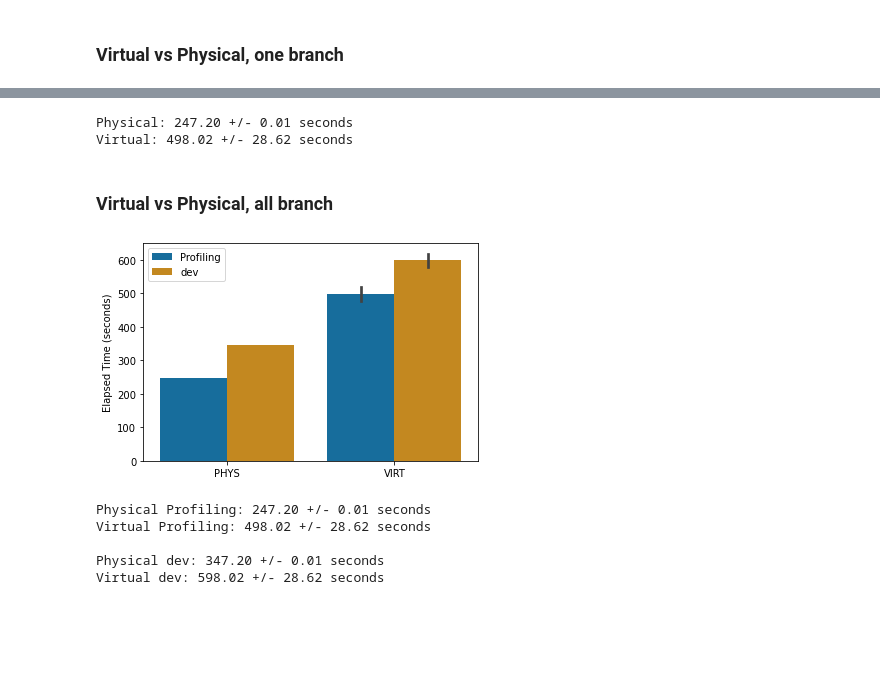
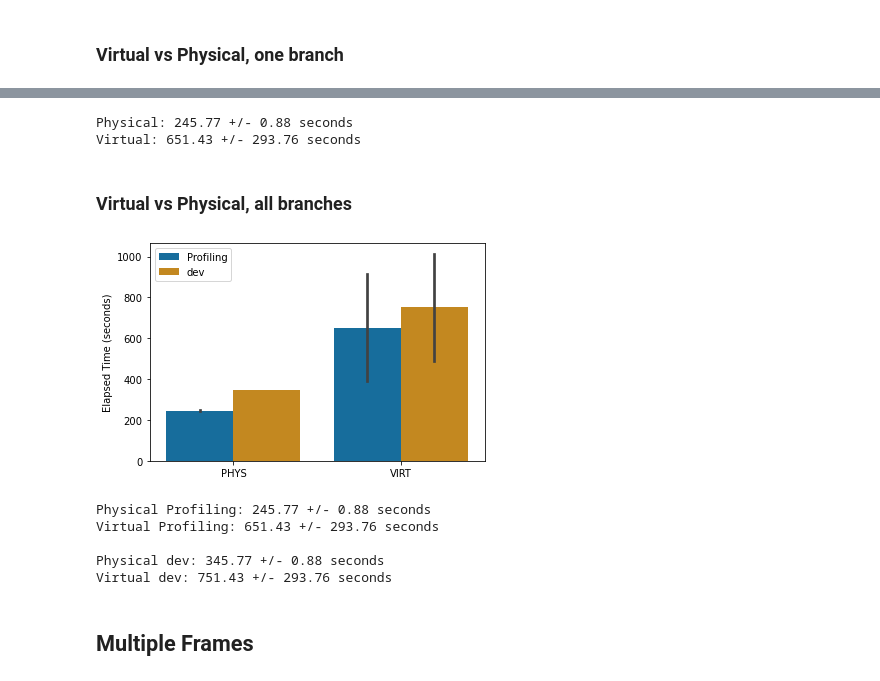
Before and after one commit to aria-tools/ARIA-tools, a Jupyter notebook: tools/Profiling/Plot_AT_Profiles.ipynb, the cells around one changed output, grey strips where cells are left out. Saved outputs shown, nothing was run; the diff lists cells and outputs as text; code cells hidden in the pictures; blank space fills up the shorter version.

Commit message:
More updates to profile creating/plotting

```diff
--- a/tools/Profiling/Plot_AT_Profiles.ipynb
+++ b/tools/Profiling/Plot_AT_Profiles.ipynb
@@ -16,6 +16,6 @@ Automatic pdb calling has been turned OFF
 # %%
 # get paths to profiles; realpath not guaranteed to work
 path_wd    = op.dirname(op.realpath("__file__"))
-path_profs = op.join(path_AT, 'Profiles')
+path_profs = op.join(path_wd, 'Profiles')
 print ('Profiles at:', path_profs)
 # %% [output]
@@ -23,5 +23,6 @@ Profiles at: /home/jovyan/ARIA-tools_git/Profiles
 # %%
 monyr    = '' # Optionally filter by a mon/yr, e.g., '0417'
+length   = 'short' # use fewer or more products
 profiles = glob.glob(op.join(path_profs, f'{monyr}*.profile'))
 # %%
 ## make a dataframe with the total time info for all exps
@@ -74,5 +60,6 @@ Tue Apr 19 17:55:34 2022    /home/jovyan/ARIA-tools_git/Profiles/VIRT_18_Profili
 # %% [markdown]
 ## Single Frame
 # %%
-nprod = 18 # 80
+nprod = 18 if length == 'short' else 80
 df_sf = df_stats[df_stats.nprod == str(nprod)]
+df_sf
@@ -114,8 +102,8 @@ mu, sig = df_sf.groupby('kind').mean(), df_sf.groupby('kind').std()
 print (f"Physical: {mu.loc['PHYS'].item():.2f} +/- {sig.loc['PHYS'].item():.2f} seconds")
 print (f"Virtual: {mu.loc['VIRT'].item():.2f} +/- {sig.loc['VIRT'].item():.2f} seconds")
 # %% [output]
-Physical: 247.20 +/- 0.01 seconds
-Virtual: 498.02 +/- 28.62 seconds
+Physical: 245.77 +/- 0.88 seconds
+Virtual: 651.43 +/- 293.76 seconds
 # %% [markdown]
-### Virtual vs Physical, all branch
+### Virtual vs Physical, all branches
 # %%
@@ -124,12 +113,12 @@ df_sf1['gbranch'] = 'dev'
 df_sf1['tot'] += 100
 df_sf  = pd.concat([df_sf, df_sf1])
 # %%
-ax = sns.barplot(x='kind', y='tot', data=df_sf.sort_values('kind'), palette='colorblind', hue='gbranch')
+ax = sns.barplot(x='kind', y='tot', data=df_sf.sort_values('kind'), ci='sd', palette='colorblind', hue='gbranch')
 ax.set_xlabel('')
 ax.set_ylabel('Elapsed Time (seconds)')
 ax.legend().set_title('')
 # %% [output]
-[figure, old version]
+[figure, new version]
 # %%
 mu, sig = df_sf.groupby('kind gbranch'.split()).mean().reset_index(), df_sf.groupby('kind gbranch'.split()).std().reset_index()
 for gb in mu['gbranch'].unique():
@@ -138,8 +127,10 @@ for gb in mu['gbranch'].unique():
     print (f"Virtual {gb}: {mu0.loc['VIRT', 'tot'].item():.2f} +/- {sig0.loc['VIRT', 'tot'].item():.2f} seconds")
     print ('')
 # %% [output]
-Physical Profiling: 247.20 +/- 0.01 seconds
-Virtual Profiling: 498.02 +/- 28.62 seconds
+Physical Profiling: 245.77 +/- 0.88 seconds
+Virtual Profiling: 651.43 +/- 293.76 seconds
 
-Physical dev: 347.20 +/- 0.01 seconds
-Virtual dev: 598.02 +/- 28.62 seconds
+Physical dev: 345.77 +/- 0.88 seconds
+Virtual dev: 751.43 +/- 293.76 seconds
+# %% [markdown]
+## Multiple Frames
```
Also changed, not shown: parts of 19 cells of this notebook, 2 other files.
